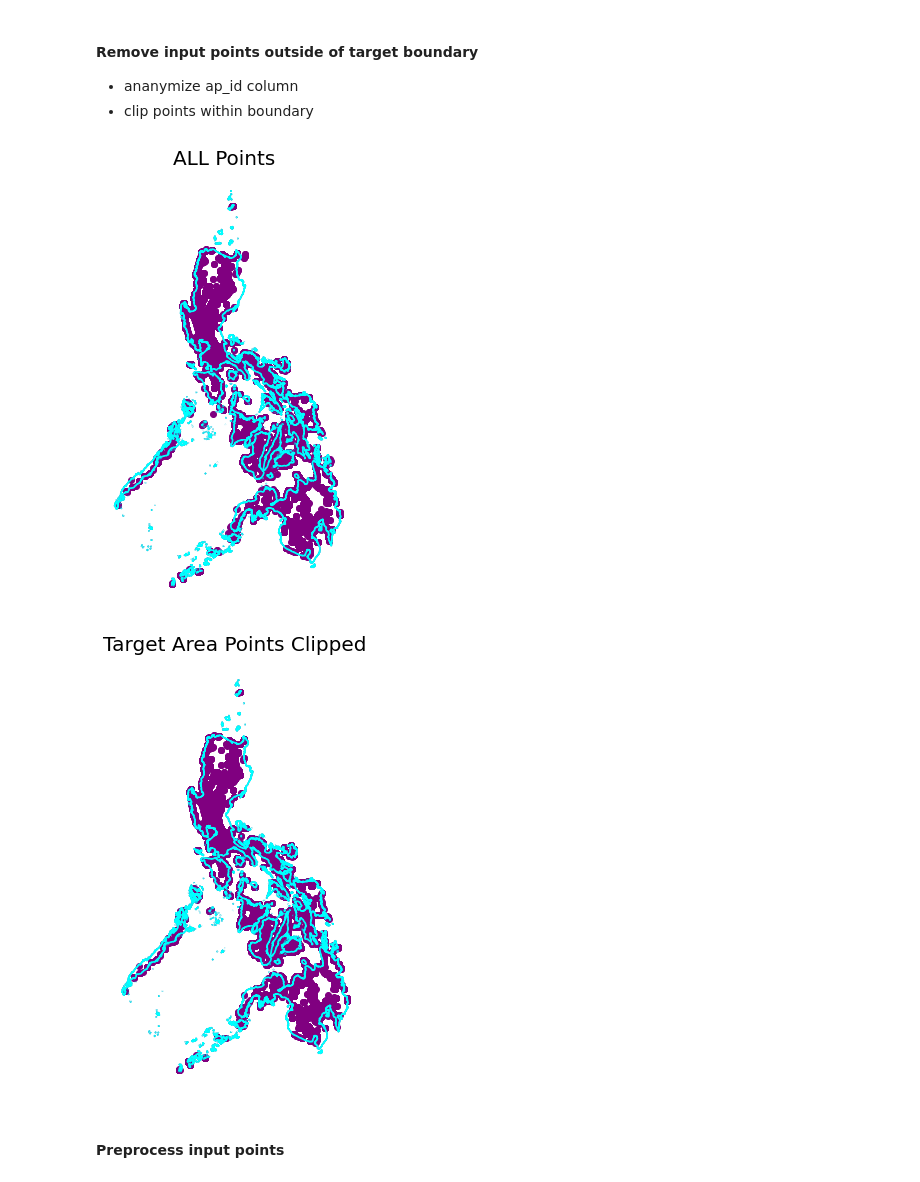
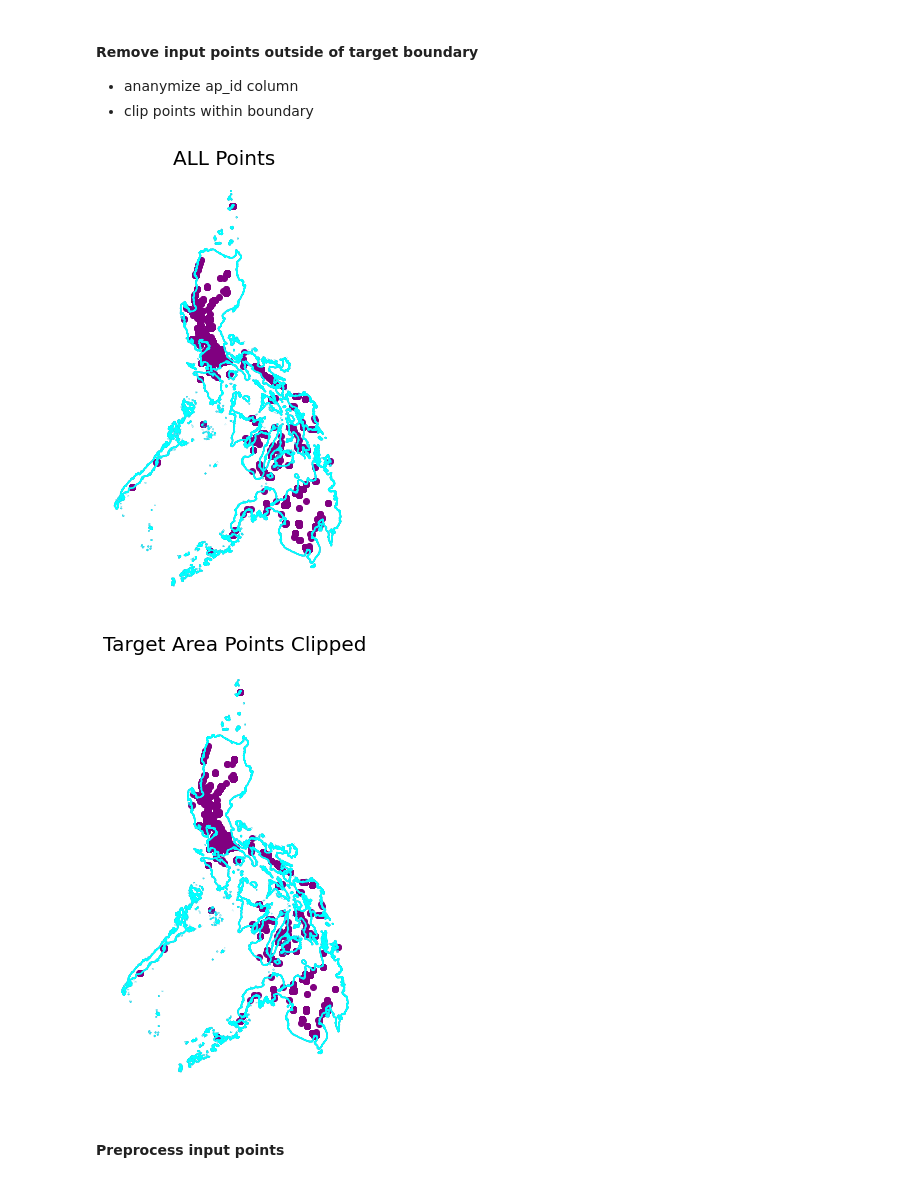
Before and after one commit to bidur/map_match_gps_data, a Jupyter notebook: gpsProbeMatching.ipynb, the cells around one changed output. Drawn from its saved outputs; the diff is of its cells as text; code cells hidden in the pictures.

```diff
--- a/gpsProbeMatching.ipynb
+++ b/gpsProbeMatching.ipynb
@@ -23,13 +23,13 @@ Cleaning dirs: input/ and output/
 - ananymize ap_id column
 - clip points within boundary
 # %%
-#gps_csv = '/home/bidur/map_match_gps_data/7591/7591236485478.csv'
-gps_csv = '/home/bidur/map_match_gps_data/raw_data/PHL_20190703_anonymized.csv'#'raw_data/gps_probe_Nepal.csv'#'raw_data/PHL_20190703_BOM.csv'
-gdf_probe_clipped, gdf_target = get_points_within_target_region (gps_csv, anonymize=False, display_plot = True)
+gps_csv = '/home/bidur/map_match_gps_data/raw_data/PHL_10000.csv'#'/home/bidur/map_match_gps_data/raw_data/3368.csv'
+#gps_csv = '/home/bidur/map_match_gps_data/raw_data/PHL_20190703_anonymized.csv'#'raw_data/gps_probe_Nepal.csv'#'raw_data/PHL_20190703_BOM.csv'
+gdf_probe_clipped, gdf_target = get_points_within_target_region (gps_csv, anonymize=True, display_plot = True)
 #gdf_probe_clipped.head()
 # %% [output]
-[figure, old version]
+[figure, new version]
-[figure, old version]
+[figure, new version]
 # %% [markdown]
 #### Preprocess input points
 # %%
```
Also changed, not shown: parts of 5 cells of this notebook, 1 other file.
